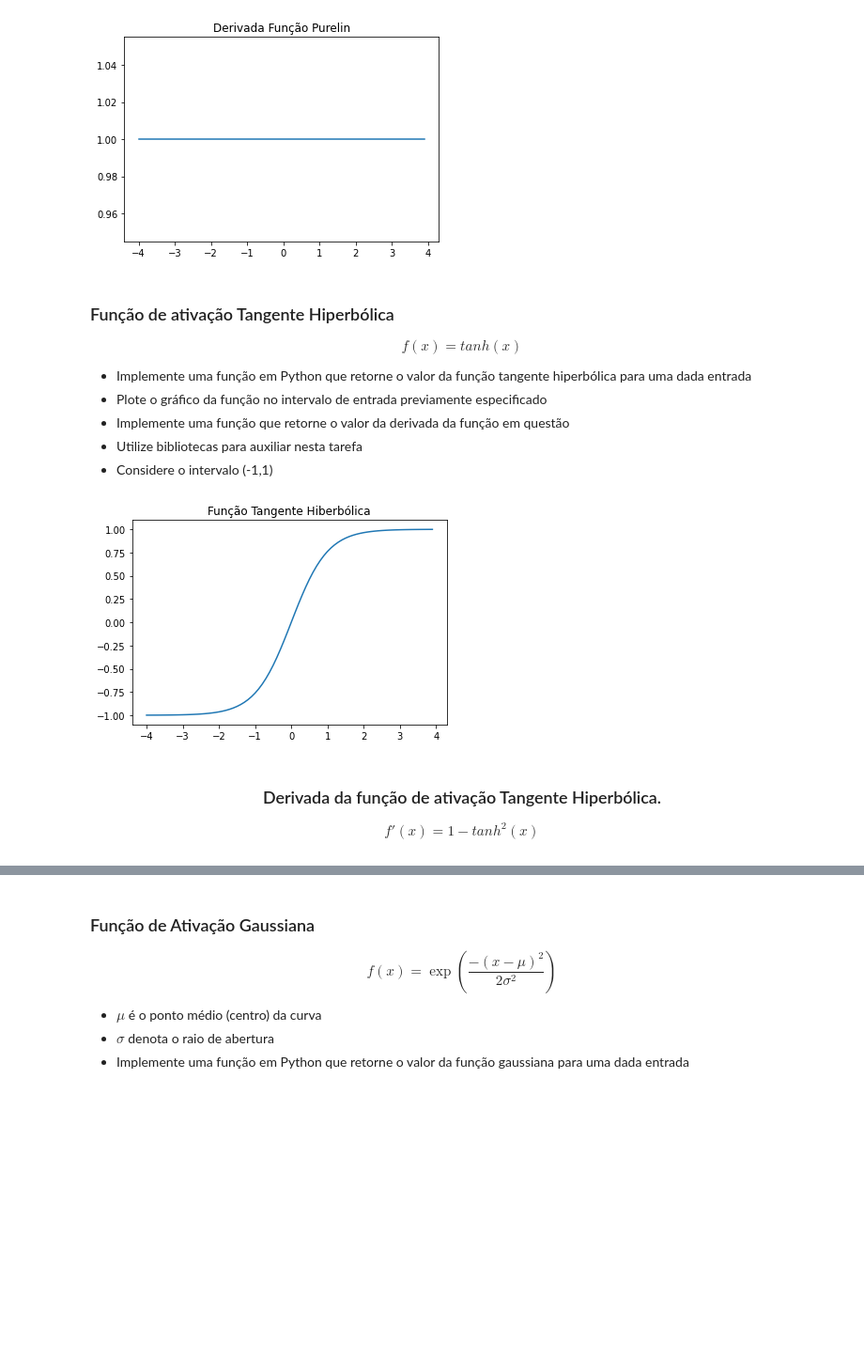
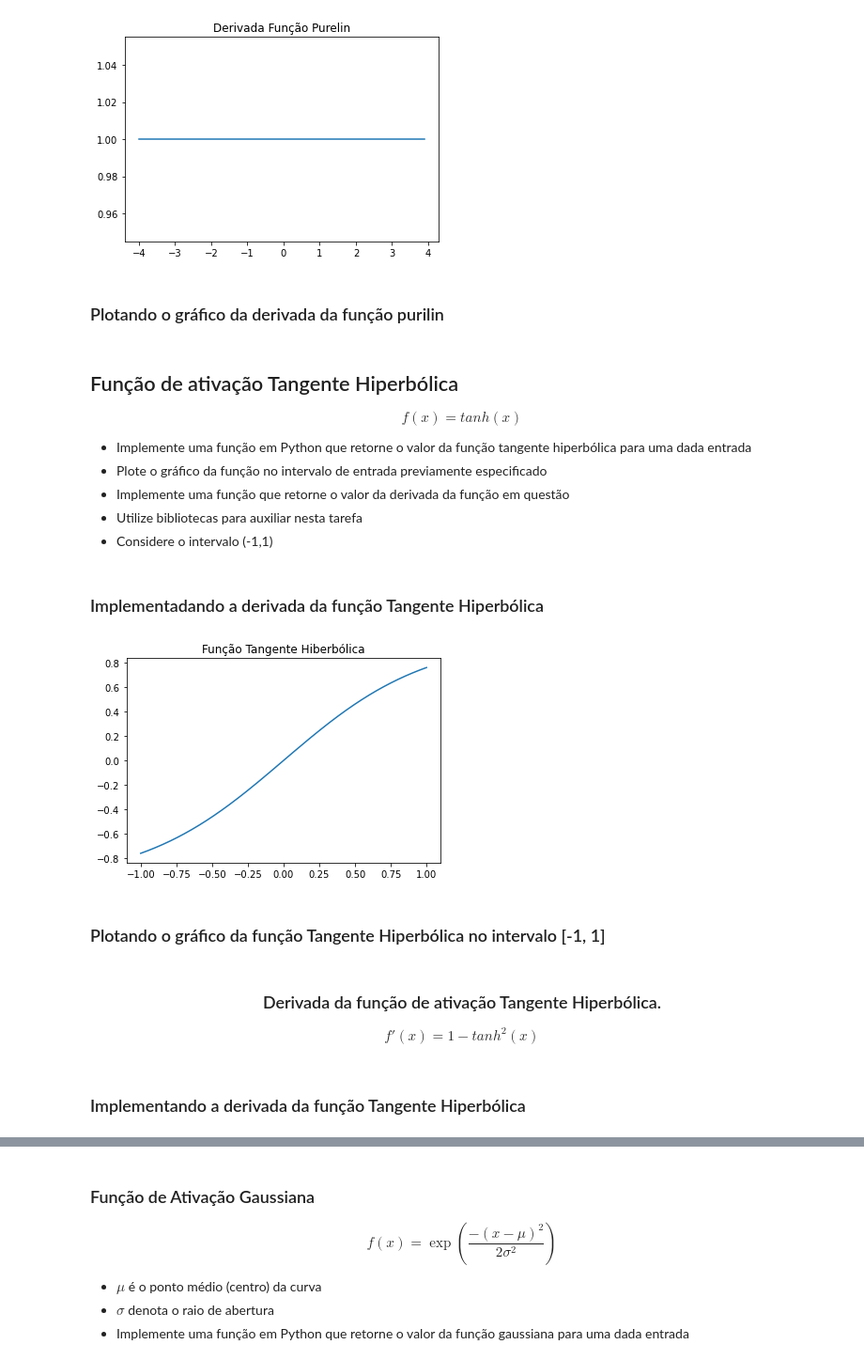
Before and after one commit to elloa-uea/projeto-pratico-3-rna-pp3-team-hard, a Jupyter notebook: notebooks/PP3.1 - Funções de Ativação.ipynb, the cells around one changed output, grey strips where cells are left out. Shown: that part at 94% size. Drawn from its saved outputs; the diff is of its cells as text; code cells hidden in the pictures; blank space fills up the shorter version.

```diff
--- a/notebooks/PP3.1 - Funções de Ativação.ipynb
+++ b/notebooks/PP3.1 - Funções de Ativação.ipynb
@@ -146,8 +191,10 @@ plt.title('Derivada Função Purelin')
 plt.show()
 # %% [output]
 [figure]
+# %% [markdown]
+### Plotando o gráfico da derivada da função purilin
 # %% [markdown]
-### Função de ativação Tangente Hiperbólica
+## Função de ativação Tangente Hiperbólica
 
 $$f(x) = tanh(x)$$
 
@@ -157,17 +204,24 @@ $$f(x) = tanh(x)$$
 - Utilize bibliotecas para auxiliar nesta tarefa
 - Considere o intervalo (-1,1)
 # %%
+entrada_tanh = np.arange(-1, 1, 0.0001)
 tanh = lambda x: np.tanh(x)
+# %% [markdown]
+### Implementadando a derivada da função Tangente Hiperbólica
 # %%
-plt.plot(entrada, tanh(entrada))
+plt.plot(entrada_tanh, tanh(entrada_tanh))
 plt.title('Função Tangente Hiberbólica')
 plt.show()
 # %% [output]
-[figure, old version]
+[figure, new version]
+# %% [markdown]
+### Plotando o gráfico da função Tangente Hiperbólica no intervalo \[-1, 1\]
 # %% [markdown]
 <h3 align='center'>Derivada da função de ativação Tangente Hiperbólica. </h3>
 
 $$f'(x) = 1−tanh^2(x)$$
 # %%
 derivada_tanh = lambda x: 1.0 - (np.tanh(x)**2)
+# %% [markdown]
+### Implementando a derivada da função Tangente Hiperbólica
 # %%
```
Also changed, not shown: parts of 43 cells of this notebook.
